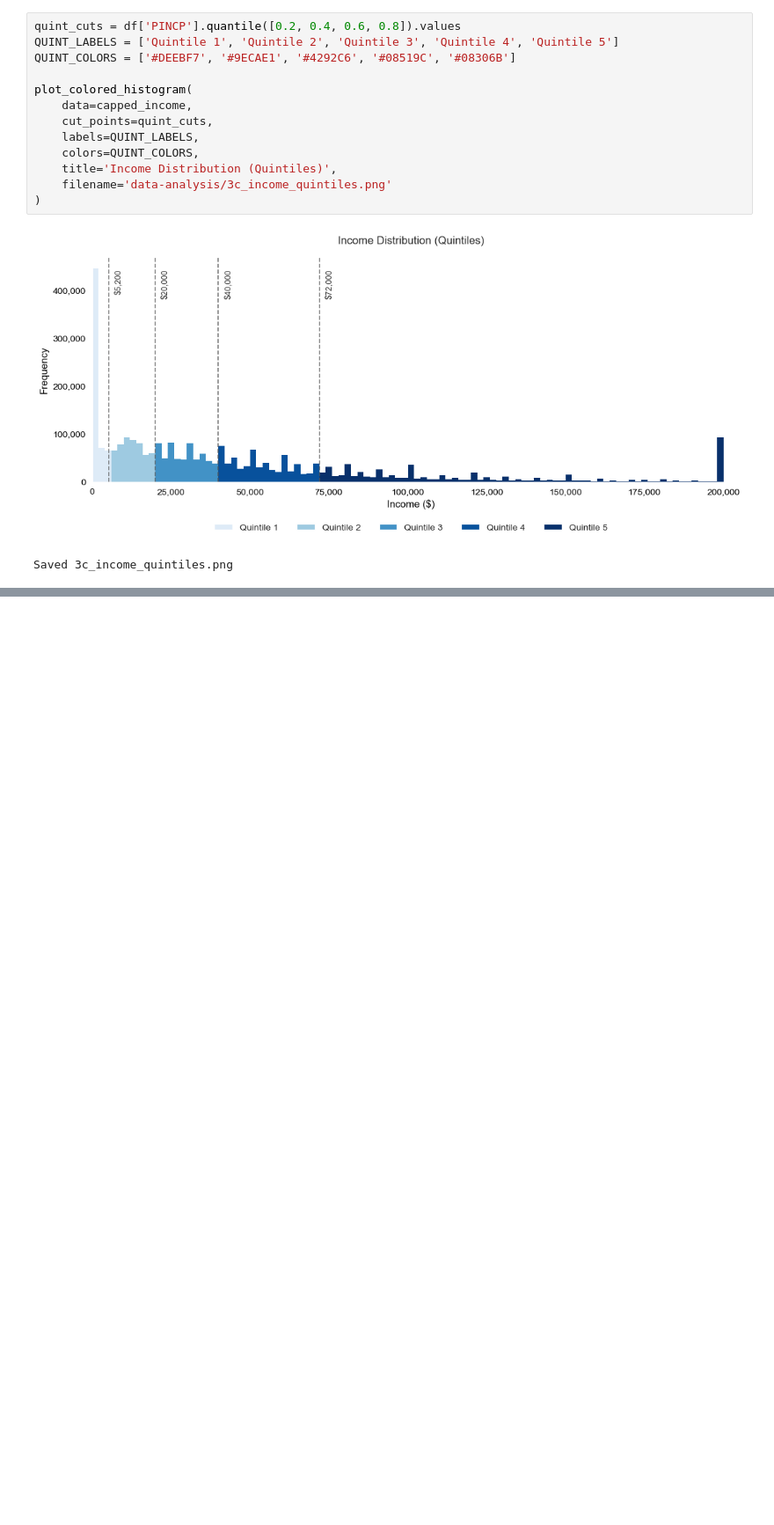
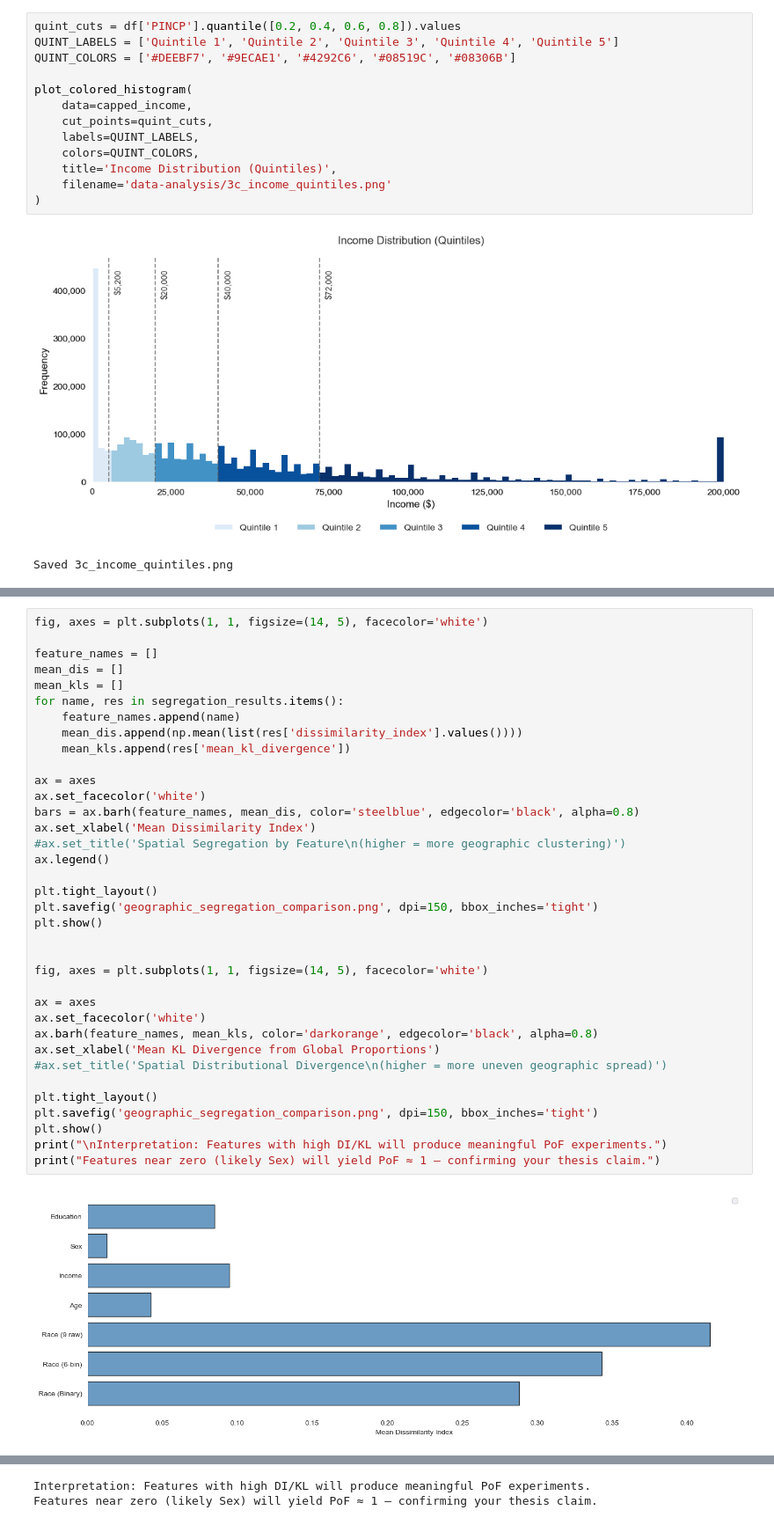
Before and after one commit to PeeterTarvas/MastersThesis, a Jupyter notebook: anaysis.ipynb, the cells around one changed output, grey strips where cells are left out. Shown at 88% size. Drawn from its saved outputs; the diff is of its cells as text; blank space fills up the shorter version.

```diff
--- a/datasets.ipynb
+++ b/anaysis.ipynb
@@ -437,0 +668,38 @@ Saved 3c_income_quintiles.png
+# %%
+fig, axes = plt.subplots(1, 1, figsize=(14, 5), facecolor='white')
+
+feature_names = []
+mean_dis = []
+mean_kls = []
+for name, res in segregation_results.items():
+    feature_names.append(name)
+    mean_dis.append(np.mean(list(res['dissimilarity_index'].values())))
+    mean_kls.append(res['mean_kl_divergence'])
+
+ax = axes
+ax.set_facecolor('white')
+bars = ax.barh(feature_names, mean_dis, color='steelblue', edgecolor='black', alpha=0.8)
+ax.set_xlabel('Mean Dissimilarity Index')
+#ax.set_title('Spatial Segregation by Feature\n(higher = more geographic clustering)')
+ax.legend()
+
+plt.tight_layout()
+plt.savefig('geographic_segregation_comparison.png', dpi=150, bbox_inches='tight')
+plt.show()
+
+
+fig, axes = plt.subplots(1, 1, figsize=(14, 5), facecolor='white')
+
+ax = axes
+ax.set_facecolor('white')
+ax.barh(feature_names, mean_kls, color='darkorange', edgecolor='black', alpha=0.8)
+ax.set_xlabel('Mean KL Divergence from Global Proportions')
+#ax.set_title('Spatial Distributional Divergence\n(higher = more uneven geographic spread)')
+
+plt.tight_layout()
+plt.savefig('geographic_segregation_comparison.png', dpi=150, bbox_inches='tight')
+plt.show()
+print("\nInterpretation: Features with high DI/KL will produce meaningful PoF experiments.")
+print("Features near zero (likely Sex) will yield PoF ≈ 1 — confirming your thesis claim.")
+# %% [output]
+[figure, added]
@@ -437,0 +707,2 @@ Saved 3c_income_quintiles.png
+Interpretation: Features with high DI/KL will produce meaningful PoF experiments.
+Features near zero (likely Sex) will yield PoF ≈ 1 — confirming your thesis claim.
```
Also changed, not shown: parts of 7 cells of this notebook, 24 other files.
